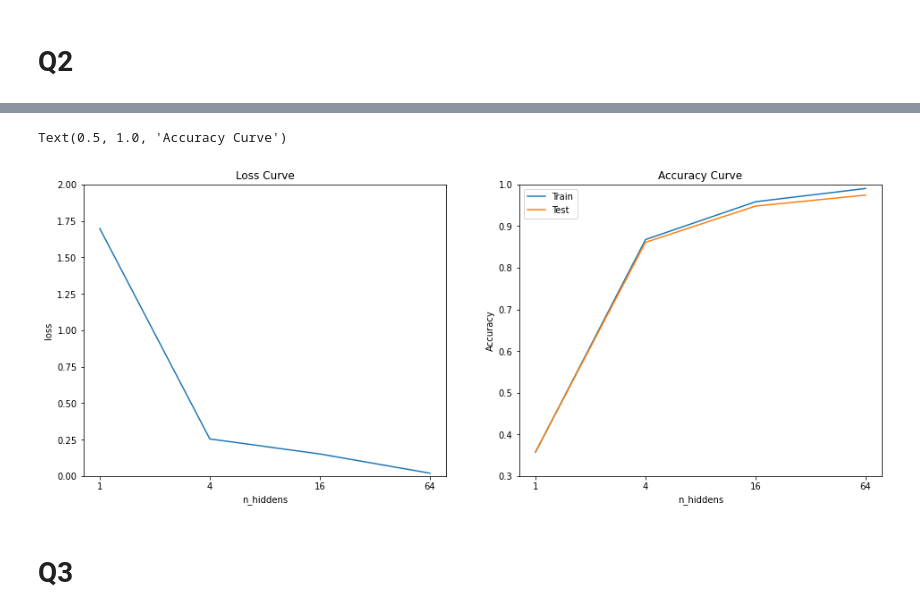
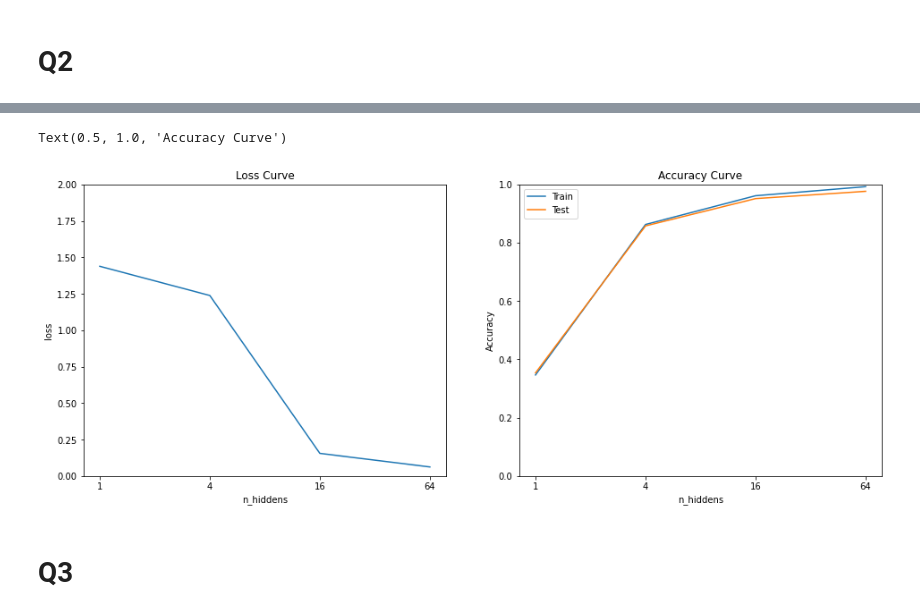
Before and after one commit to peng00bo00/Deep-Learning-on-Graphs, a Jupyter notebook: assignments/chapter2/Homework1.ipynb, the cells around one changed output, grey strips where cells are left out. Saved outputs shown, nothing was run; the diff lists cells and outputs as text; code cells hidden in the pictures.

```diff
--- a/assignments/chapter2/Homework1.ipynb
+++ b/assignments/chapter2/Homework1.ipynb
@@ -125,7 +125,7 @@ n_layers = [1, 2, 3, 4, 5]
 hists = []
 
 for n_layer in n_layers:
-    model = create_model(n_layer, 784, 10, 256)
+    model = create_model(n_layer, 784, 10, 64)
     model = model.to(device)
 
     print(f"n_layer: {n_layer}")
@@ -218,34 +218,34 @@ Epoch: 10, Training Loss: 0.0198, Training Accuracy: 0.9901, Test Accuracy: 0.97
 # %%
 train_loss = []
 train_acc  = []
 test_acc   = []
 
 for n_hidden, hist in zip(n_hiddens, hists):
     train_loss.append(hist['loss'][-1])
     train_acc.append(hist['acc_train'][-1])
     test_acc.append(hist['acc_test'][-1])
 
 plt.subplots(ncols=2, figsize=(16, 6))
 plt.subplot(1, 2, 1)
 plt.plot(train_loss)
 plt.ylim(0.0, 2.0)
 _ = plt.xticks(np.arange(len(n_hiddens)), n_hiddens)
 plt.xlabel("n_hiddens")
 plt.ylabel("loss")
 plt.title("Loss Curve")
 
 plt.subplot(1, 2, 2)
 plt.plot(train_acc, label="Train")
 plt.plot(test_acc, label="Test")
-plt.ylim(0.3, 1.0)
+plt.ylim(0.0, 1.0)
 _ = plt.xticks(np.arange(len(n_hiddens)), n_hiddens)
 plt.xlabel("n_hiddens")
 plt.ylabel("Accuracy")
 plt.legend()
 plt.title("Accuracy Curve")
 # %% [output]
 Text(0.5, 1.0, 'Accuracy Curve')
-[figure, old version]
+[figure, new version]
 # %% [markdown]
 # Q3
 # %%
```
Also changed, not shown: parts of 5 cells of this notebook.
